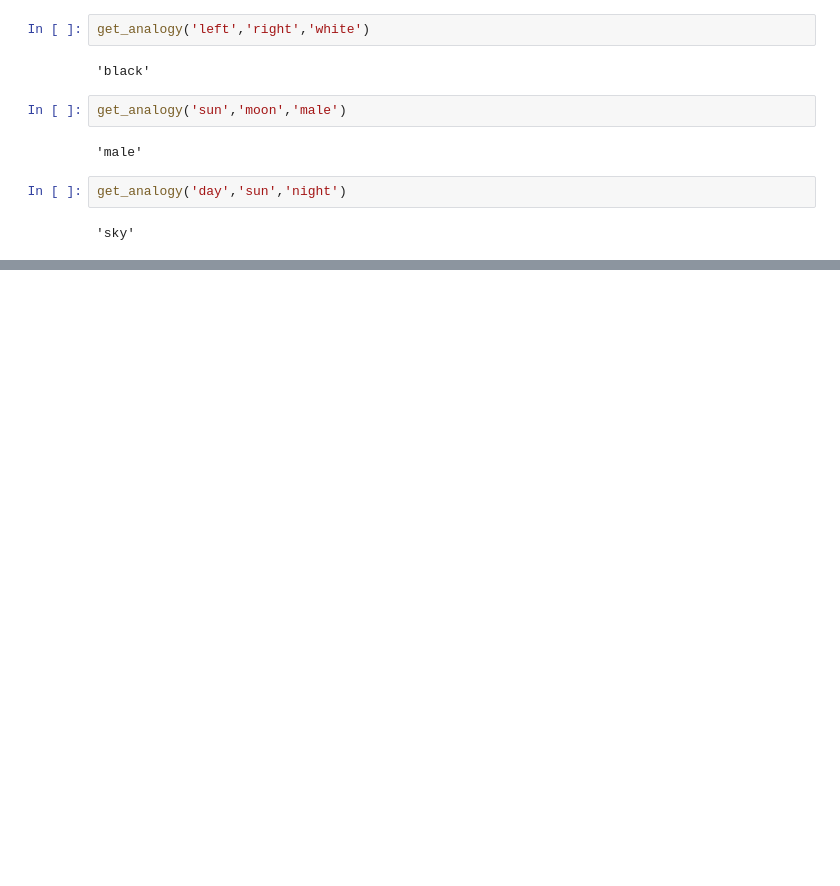
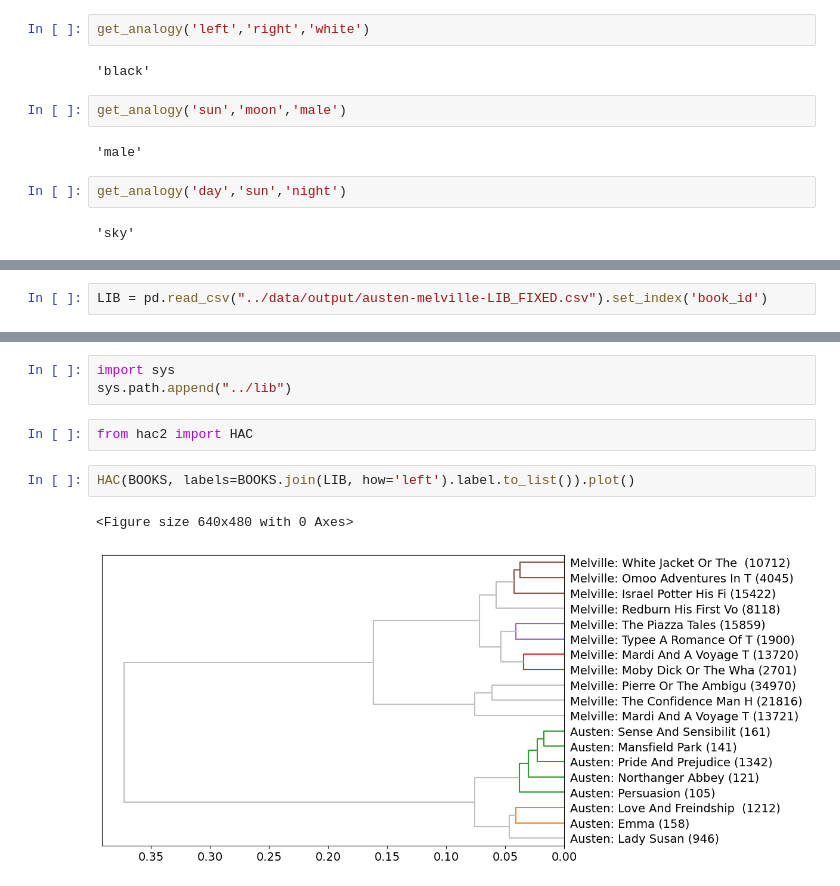
Before and after one commit to ontoligent/DS5001-2023-01-R, a Jupyter notebook: lessons/M09_WordEmbedding/M09_01_GloVe.ipynb, the cells around one changed output, grey strips where cells are left out. Saved outputs shown, nothing was run; the diff lists cells and outputs as text; blank space fills up the shorter version.

```diff
--- a/lessons/M09_WordEmbedding/M09_01_GloVe.ipynb
+++ b/lessons/M09_WordEmbedding/M09_01_GloVe.ipynb
@@ -157,0 +219,2 @@ get_analogy('day','sun','night')
+# %%
+LIB = pd.read_csv("../data/output/austen-melville-LIB_FIXED.csv").set_index('book_id')
@@ -157,0 +272,10 @@ get_analogy('day','sun','night')
+# %%
+import sys
+sys.path.append("../lib")
+# %%
+from hac2 import HAC
+# %%
+HAC(BOOKS, labels=BOOKS.join(LIB, how='left').label.to_list()).plot()
+# %% [output]
+<Figure size 640x480 with 0 Axes>
+[figure, added]
```
Also changed, not shown: parts of 18 cells of this notebook, 1 other file.
